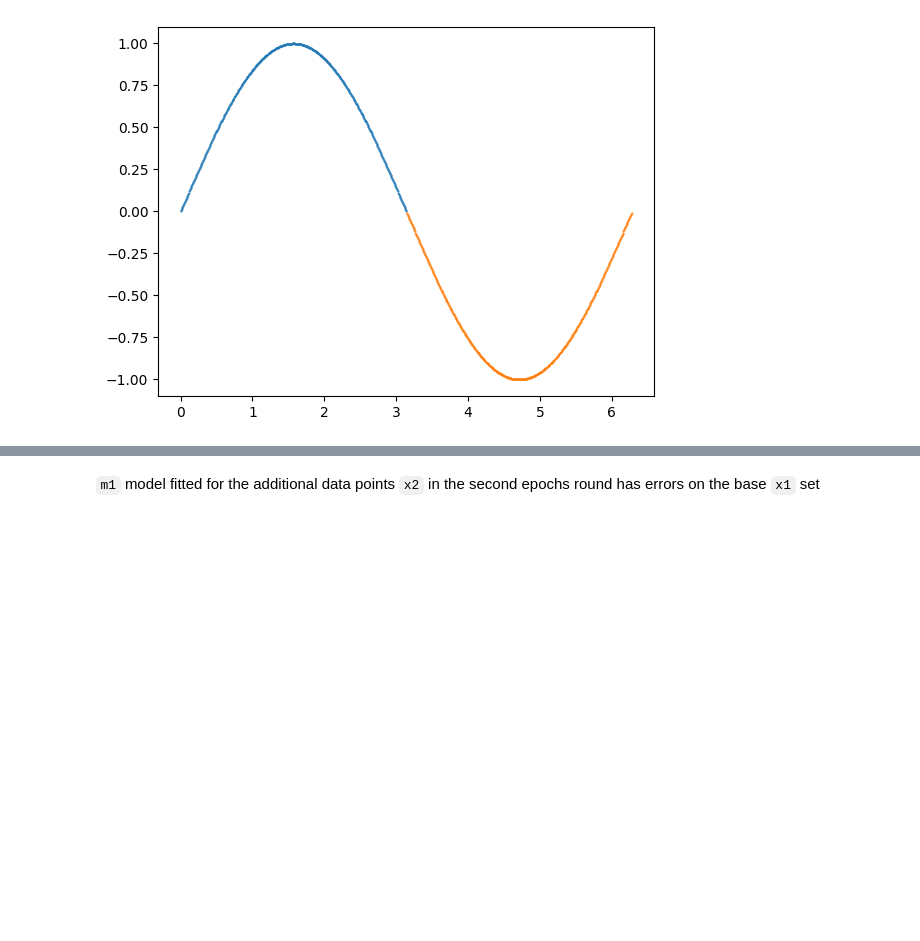
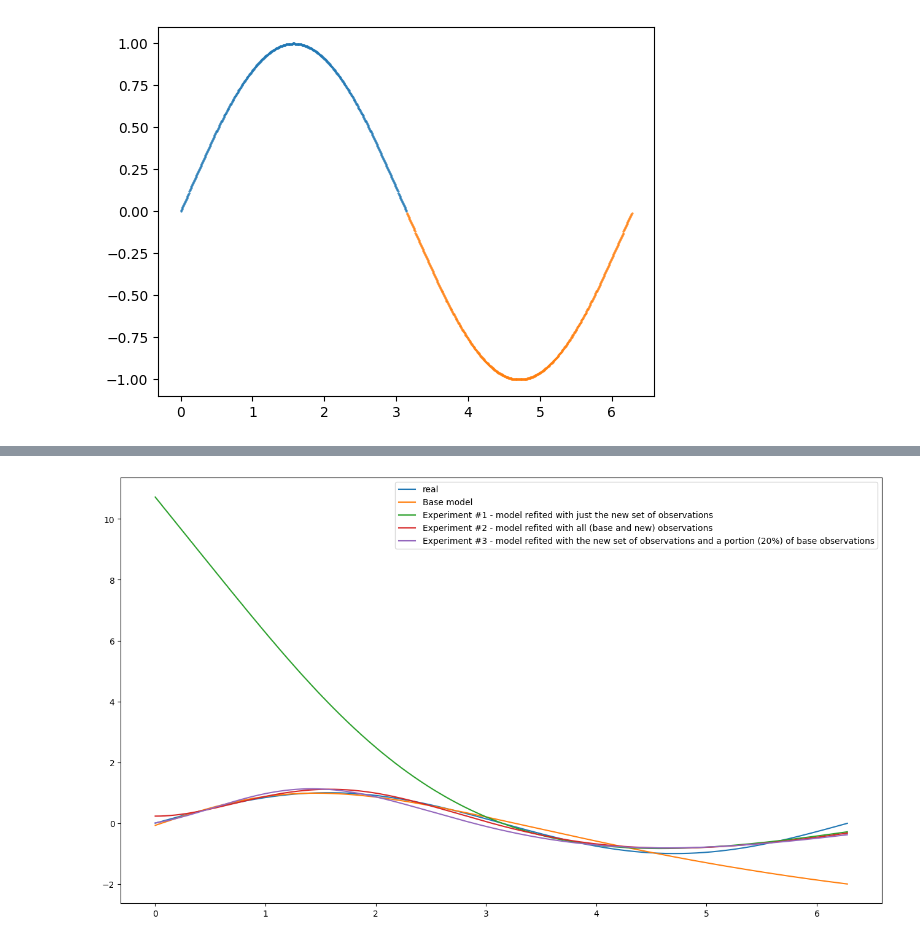
Before and after one commit to axent-pl/ml-sandbox, a Jupyter notebook: fit-phases/experiment.ipynb, the cells around one changed output, grey strips where cells are left out. Saved outputs shown, nothing was run; the diff lists cells and outputs as text; code cells hidden in the pictures; blank space fills up the shorter version.

Commit message:
Just visuals and comments

```diff
--- a/fit-phases/experiment.ipynb
+++ b/fit-phases/experiment.ipynb
@@ -28,6 +38,7 @@ plt.show()
 [figure]
 # %%
 def get_model():
+    ''' Returna a compiled, untrained model '''
     inputs = tf.keras.layers.Input(shape=(1,))
 
     v = tf.keras.layers.Dense(512)(inputs)
@@ -36,21 +47,47 @@ def get_model():
     output = tf.keras.layers.Dense(1)(v)
 
     model = tf.keras.Model([inputs], output)
-    model.compile(loss=tf.keras.losses.mse, optimizer=tf.keras.optimizers.SGD(), metrics=['mean_squared_error'])
+    model.compile(loss=tf.keras.losses.mse, optimizer=tf.keras.optimizers.SGD())
 
     return model
 
-def experiment_1(x1, y1, x2, y2):
+def get_trained_model(x1, y1):
+    ''' Returns a trained model '''
     model = get_model()
     model.fit(x1,y1, batch_size=8, epochs=1000, verbose=0)
+    model.trainable = False
+    return model
+
+def experiment_1(x1, y1, x2, y2):
+    ''' Returns base model refited with just the new set of observations '''
+    model = get_trained_model(x1, y1)
+
     model.fit(x2,y2, batch_size=8, epochs=1000, verbose=0)
+
     return model
 
 def experiment_2(x1, y1, x, y):
-    model = get_model()
-    model.fit(x1,y1, batch_size=8, epochs=1000, verbose=0)
+    ''' Returns base model refited with all (base and new) observations '''
+    model = get_trained_model(x1, y1)
+
+    model.fit(x,y, batch_size=8, epochs=1000, verbose=0)
+
+    return model
+
+def experiment_3(x1, y1, x2, y2):
+    ''' Returns base model refited with the new set of observations and a portion (20%) of base observations '''
+    model = get_trained_model(x1, y1)
+
+    random_idx = np.random.choice(x1.shape[0], x1.shape[0]//10)
+    x = np.concatenate((x1[random_idx], x2))
+    y = np.concatenate((y1[random_idx], y2))
+
     model.fit(x,y, batch_size=8, epochs=1000, verbose=0)
     return model
+# %%
+m0 = get_trained_model(x1, y1)
 # %%
+# Run experments
 m1 = experiment_1(x1, y1, x2, y2)
 m2 = experiment_2(x1, y1, x, y)
+m3 = experiment_3(x1, y1, x2, y2)
@@ -66,2 +94,12 @@ plt.show()
-# %% [markdown]
-`m1` model fitted for the additional data points `x2` in the second epochs round has errors on the base `x1` set
+# %%
+# Plot predictions vs real observations
+plt.figure(figsize=(16,9))
+plt.plot(x,y,"-",markersize=1, label="real")
+plt.plot(x,m0.predict(x, verbose=0),markersize=1, label="Base model")
+plt.plot(x,m1.predict(x, verbose=0),markersize=1, label="Experiment #1 - model refited with just the new set of observations")
+plt.plot(x,m2.predict(x, verbose=0),markersize=1, label="Experiment #2 - model refited with all (base and new) observations")
+plt.plot(x,m3.predict(x, verbose=0),markersize=1, label="Experiment #3 - model refited with the new set of observations and a portion (20%) of base observations")
+plt.legend()
+plt.show()
+# %% [output]
+[figure, added]
```
Also changed, not shown: parts of 5 cells of this notebook.
